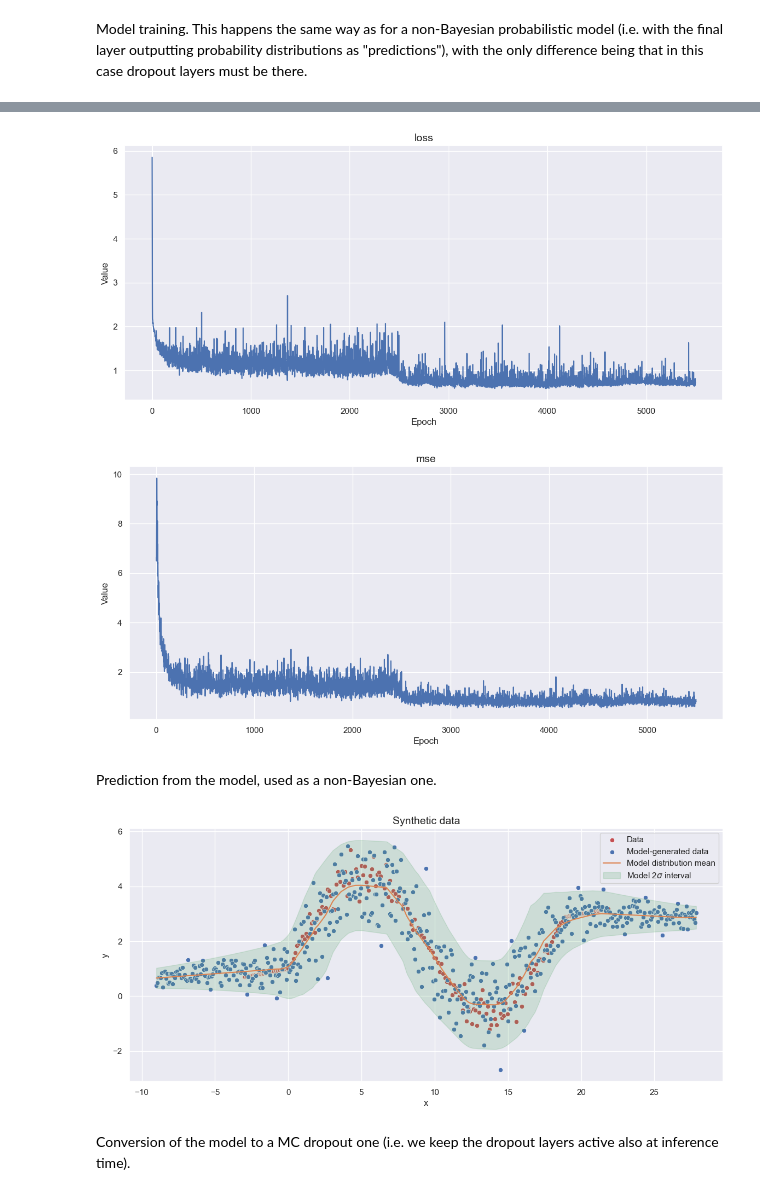
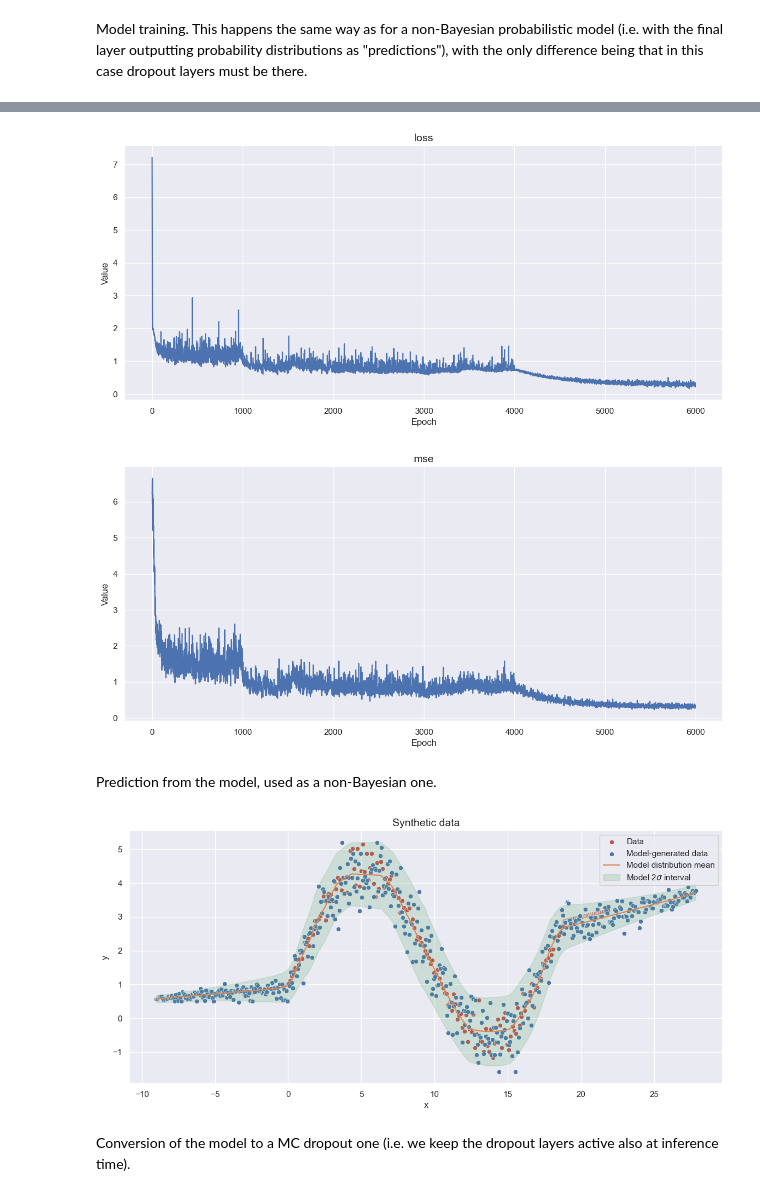
Before and after one commit to emanuele-moscato/bayesian-explorations, a Jupyter notebook: notebooks/regression_techniques_review.ipynb, the cells around one changed output, grey strips where cells are left out. Cells and saved outputs as stored; diff of their text form; code cells hidden in the pictures.

```diff
--- a/notebooks/regression_techniques_review.ipynb
+++ b/notebooks/regression_techniques_review.ipynb
@@ -576,7 +576,7 @@ history_dropout = model_dropout.fit(
     epochs=epochs,
     verbose=0,
     callbacks=[NEpochsLogger(50)],
-    batch_size=256
+    batch_size=512
 )
 
 append_to_full_history(history_dropout, history_dropout_full)
@@ -606,5 +606,5 @@ Epoch: 950 - loss: 0.6925582885742188 - mse: 0.7541805505752563
-[figure, old version]
+[figure, new version]
-[figure, old version]
+[figure, new version]
 # %% [markdown]
 Prediction from the model, used as a non-Bayesian one.
 # %%
@@ -616,5 +616,5 @@ plot_prediction_distr(
     x_plot_max=x.numpy().max() + 6.
 )
 # %% [output]
-[figure, old version]
+[figure, new version]
 # %%
```
Also changed, not shown: parts of 6 cells of this notebook, 1 other file.
